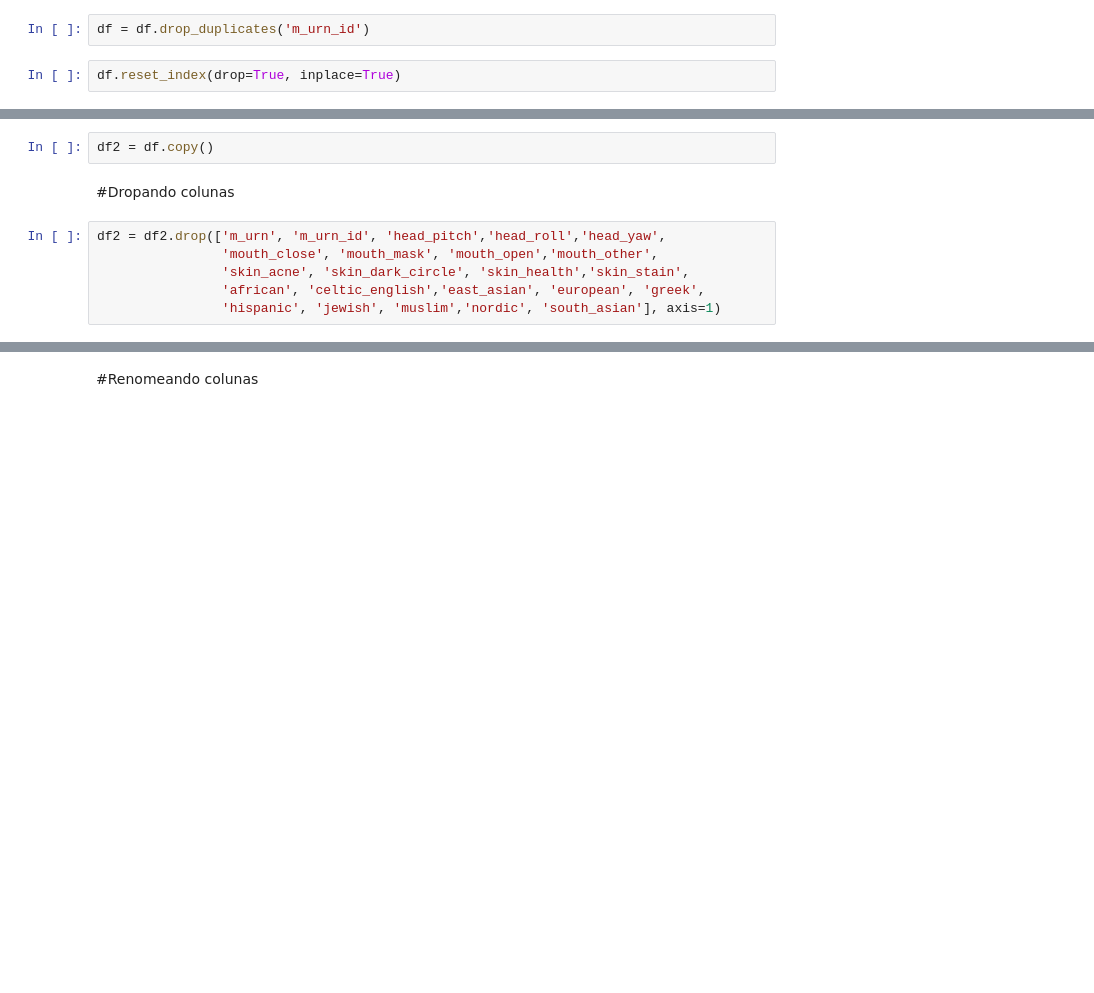
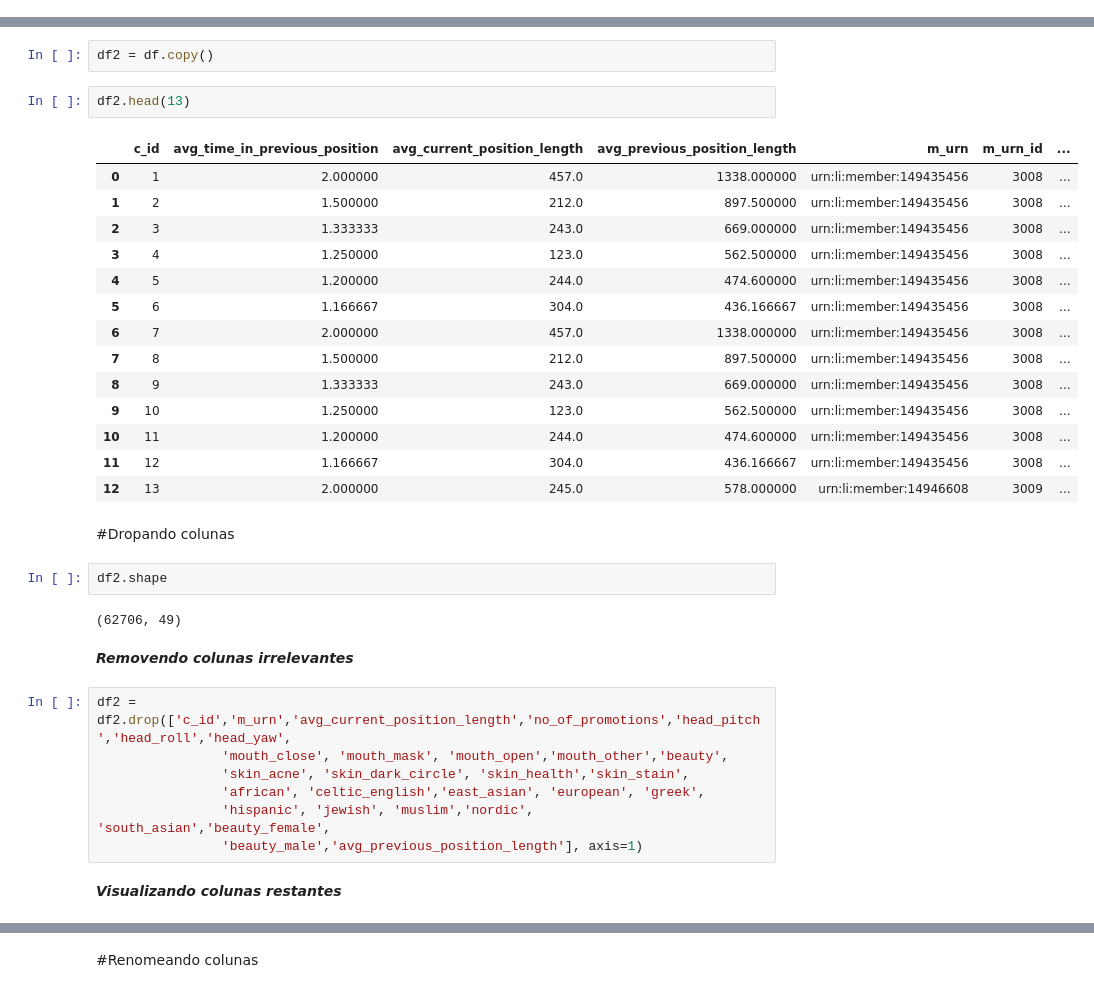
Before and after one commit to victorog17/soulcode_versionamento_projeto_final, a Jupyter notebook: 001_LINKEDIN_SOCIAL_MEDIA_TRATAMENTO_DE_DADOS_Nivel_Pandas.ipynb, the cells around one changed output, grey strips where cells are left out. Cells and saved outputs as stored; diff of their text form; blank space fills up the shorter version.

```diff
--- a/001_LINKEDIN_SOCIAL_MEDIA_TRATAMENTO_DE_DADOS_Nivel_Pandas.ipynb
+++ b/001_LINKEDIN_SOCIAL_MEDIA_TRATAMENTO_DE_DADOS_Nivel_Pandas.ipynb
@@ -39,5 +80 @@ df[['c_id','ethnicity','gender',	'glass','m_urn_id','avg_previous_position_lengt
-# %%
-df = df.drop_duplicates('m_urn_id')
-# %%
-df.reset_index(drop=True, inplace=True)
 # %% [markdown]
@@ -65,14 +104,40 @@ Index(['c_id', 'avg_time_in_previous_position', 'avg_current_position_length',
 #Backup
 # %%
 df2 = df.copy()
+# %%
+df2.head(13)
+# %% [output]
+|  | c_id | avg_time_in_previous_position | avg_current_position_length | avg_previous_position_length | m_urn | m_urn_id | ... |
+| 0 | 1 | 2.000000 | 457.0 | 1338.000000 | urn:li:member:149435456 | 3008 | ... |
+| 1 | 2 | 1.500000 | 212.0 | 897.500000 | urn:li:member:149435456 | 3008 | ... |
+| 2 | 3 | 1.333333 | 243.0 | 669.000000 | urn:li:member:149435456 | 3008 | ... |
+| 3 | 4 | 1.250000 | 123.0 | 562.500000 | urn:li:member:149435456 | 3008 | ... |
+| 4 | 5 | 1.200000 | 244.0 | 474.600000 | urn:li:member:149435456 | 3008 | ... |
+| 5 | 6 | 1.166667 | 304.0 | 436.166667 | urn:li:member:149435456 | 3008 | ... |
+| 6 | 7 | 2.000000 | 457.0 | 1338.000000 | urn:li:member:149435456 | 3008 | ... |
+| 7 | 8 | 1.500000 | 212.0 | 897.500000 | urn:li:member:149435456 | 3008 | ... |
+| 8 | 9 | 1.333333 | 243.0 | 669.000000 | urn:li:member:149435456 | 3008 | ... |
+| 9 | 10 | 1.250000 | 123.0 | 562.500000 | urn:li:member:149435456 | 3008 | ... |
+| 10 | 11 | 1.200000 | 244.0 | 474.600000 | urn:li:member:149435456 | 3008 | ... |
+| 11 | 12 | 1.166667 | 304.0 | 436.166667 | urn:li:member:149435456 | 3008 | ... |
+| 12 | 13 | 2.000000 | 245.0 | 578.000000 | urn:li:member:14946608 | 3009 | ... |
 # %% [markdown]
 #Dropando colunas
+# %%
+df2.shape
+# %% [output]
+(62706, 49)
+# %% [markdown]
+***Removendo colunas irrelevantes***
 # %%
-df2 = df2.drop(['m_urn', 'm_urn_id', 'head_pitch','head_roll','head_yaw',
-                'mouth_close', 'mouth_mask', 'mouth_open','mouth_other',
+df2 = df2.drop(['c_id','m_urn','avg_current_position_length','no_of_promotions','head_pitch','head_roll','head_yaw',
+                'mouth_close', 'mouth_mask', 'mouth_open','mouth_other','beauty',
                 'skin_acne', 'skin_dark_circle', 'skin_health','skin_stain',
                 'african', 'celtic_english','east_asian', 'european', 'greek',
-                'hispanic', 'jewish', 'muslim','nordic', 'south_asian'], axis=1)
+                'hispanic', 'jewish', 'muslim','nordic', 'south_asian','beauty_female',
+                'beauty_male','avg_previous_position_length'], axis=1)
+# %% [markdown]
+***Visualizando colunas restantes***
 # %%
 df2.columns
 # %% [output]
```
Also changed, not shown: parts of 76 cells of this notebook, 2 other files.
